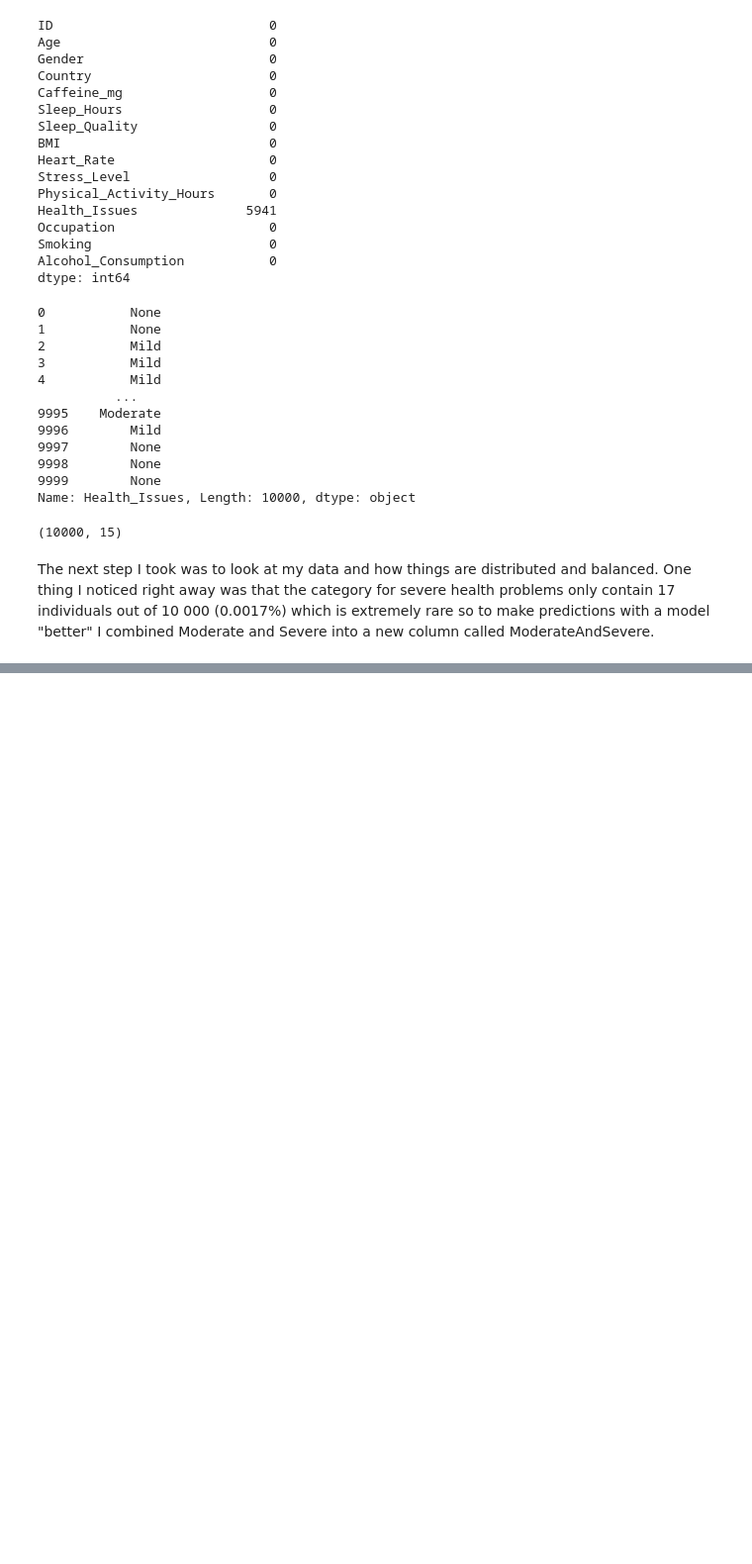
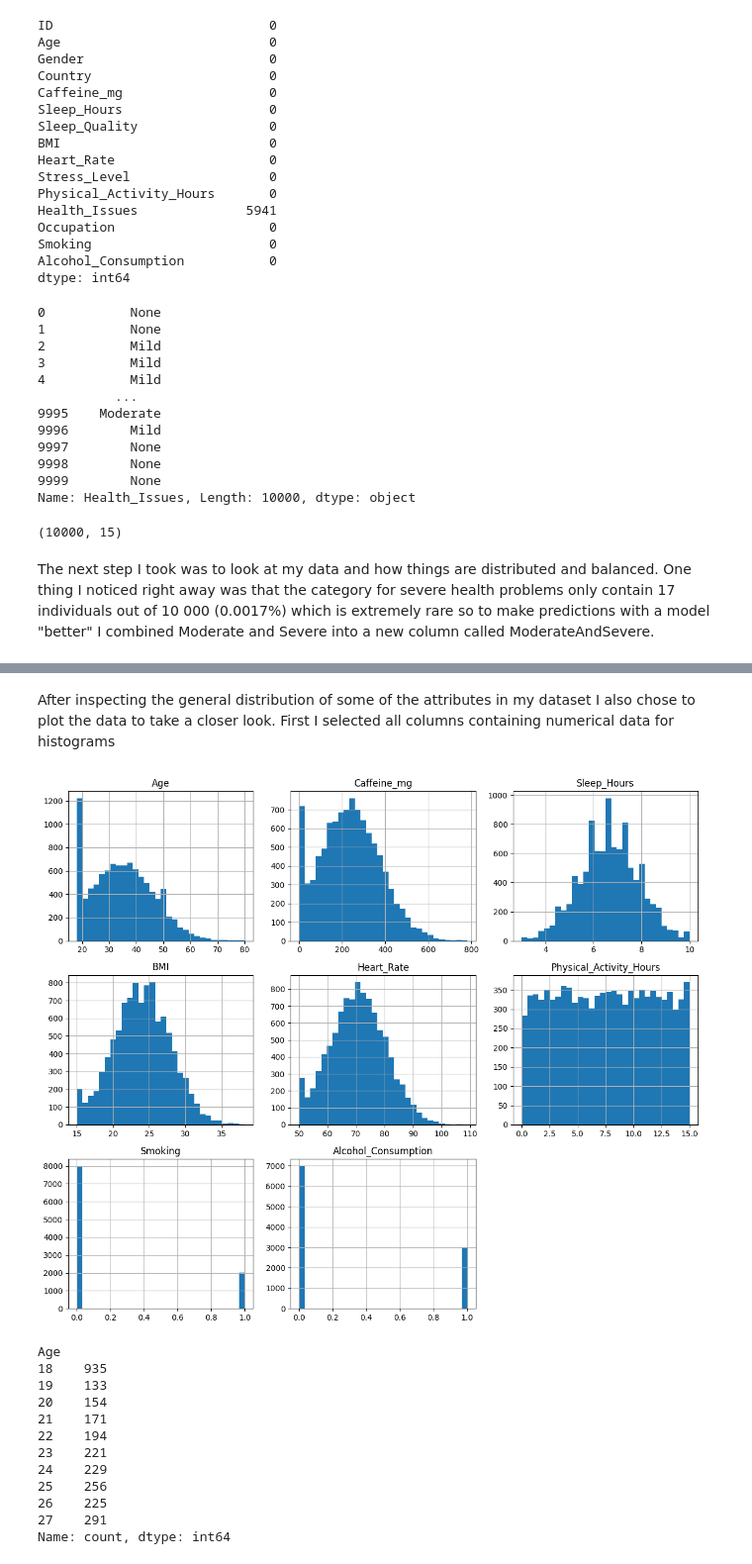
Before and after one commit to c22emigr/Caffeine-health-problems-prediction, a Jupyter notebook: notebooks/notebook.ipynb, the cells around one changed output, grey strips where cells are left out. Shown at 99% size. Saved outputs shown, nothing was run; the diff lists cells and outputs as text; code cells hidden in the pictures; blank space fills up the shorter version.

```diff
--- a/notebooks/notebook.ipynb
+++ b/notebooks/notebook.ipynb
@@ -97,7 +97,9 @@ for col in ['Health_Issues', 'Gender', 'Stress_Level', 'Smoking', 'Alcohol_Consu
     print()
 
 df_colcombined = df_missing.copy()
-df_colcombined['ModerateAndSevere'] = np.where(df_colcombined['Health_Issues'].isin(['Moderate', 'Severe']), 'ModerateAndSevere', df_colcombined['Health_Issues'])
+df_colcombined['Health_Issues'] = df_colcombined['Health_Issues'].replace({'Moderate': 'ModerateAndSevere', 'Severe': 'ModerateAndSevere'})
+
+df_colcombined['Health_Issues'].value_counts()
 # %% [output]
 Health_Issues
 None        5941
@@ -118,0 +126,26 @@ Name: count, dtype: int64
+# %% [markdown]
+After inspecting the general distribution of some of the attributes in my dataset I also chose to plot the data to take a closer look. First I selected all columns containing numerical data for histograms
+# %%
+int_cols = df_colcombined.select_dtypes(include=['int64', 'float64']).columns.drop('ID')
+int_cols
+
+df_int = df_colcombined[int_cols]
+df_int.hist(figsize=(12, 10), bins=30)
+plt.tight_layout()
+plt.show()
+
+df_int['Age'].value_counts().sort_index().head(10)
+# %% [output]
+[figure, added]
+Age
+18    935
+19    133
+20    154
+21    171
+22    194
+23    221
+24    229
+25    256
+26    225
+27    291
+Name: count, dtype: int64
```
Also changed, not shown: parts of 3 cells of this notebook.
